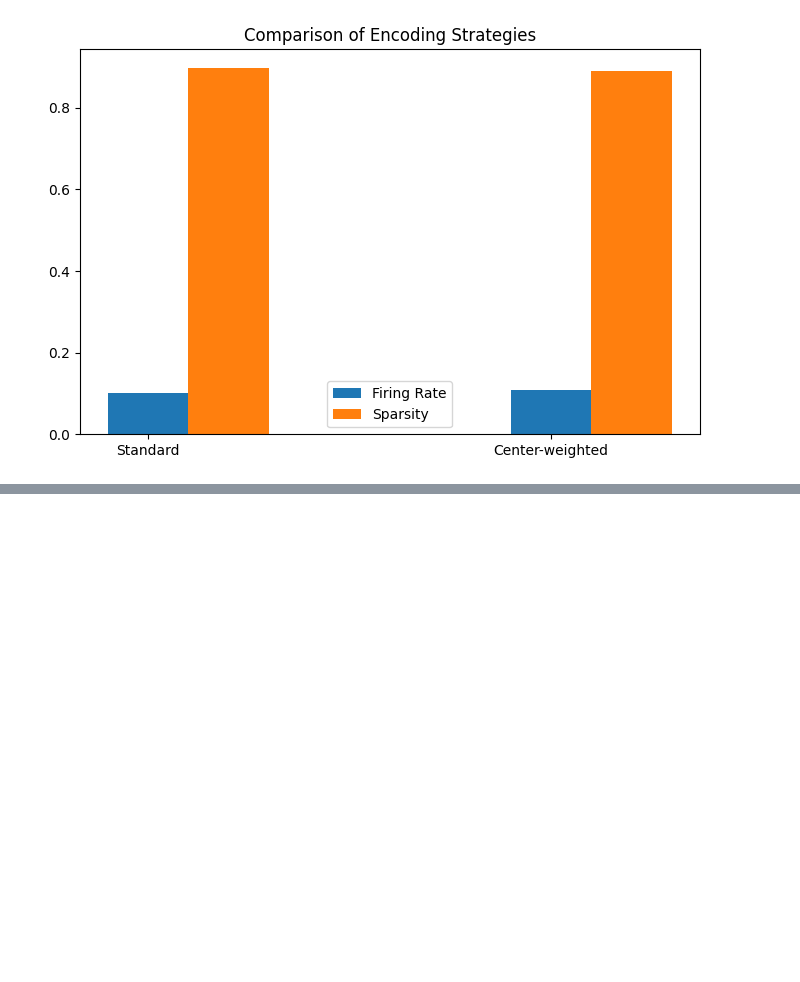
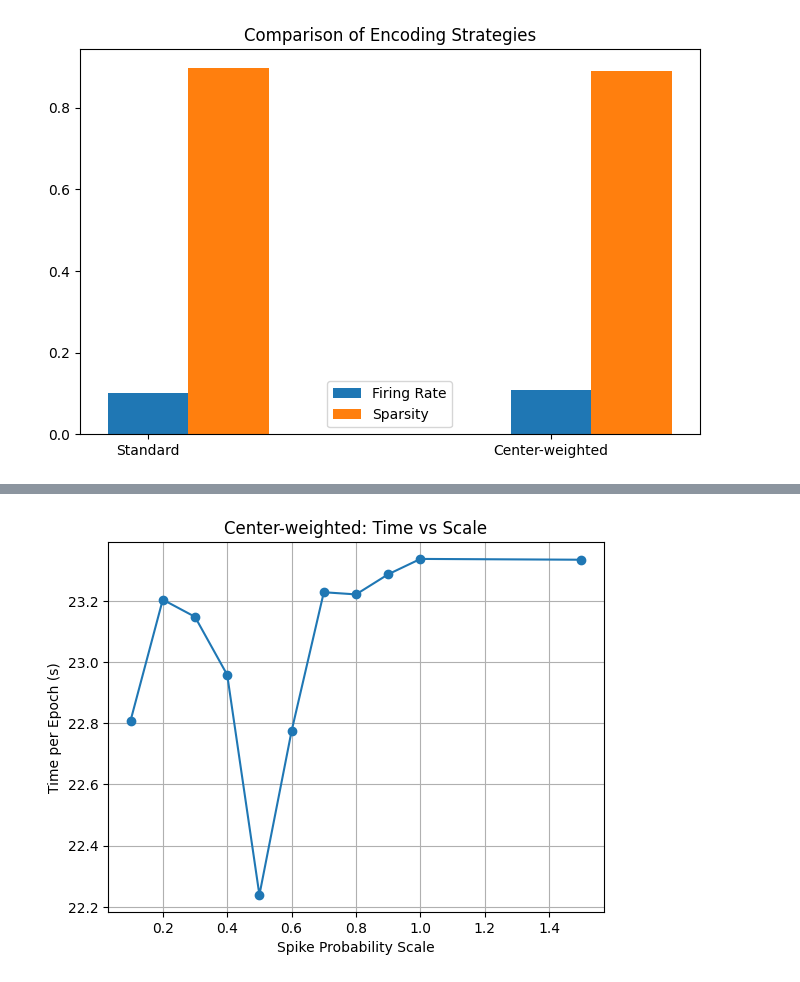
Before and after one commit to julenlegido/SpikingNeuralNetworks, a Jupyter notebook: notebooks/center_weighted_experiment.ipynb, the cells around one changed output, grey strips where cells are left out. Saved outputs shown, nothing was run; the diff lists cells and outputs as text; code cells hidden in the pictures; blank space fills up the shorter version.

```diff
--- a/notebooks/center_weighted_experiment.ipynb
+++ b/notebooks/center_weighted_experiment.ipynb
@@ -106,0 +108,13 @@ plt.show()
+# %%
+plt.figure()
+plt.plot(scales, times, marker='o')
+
+plt.xlabel("Spike Probability Scale")
+plt.ylabel("Time per Epoch (s)")
+plt.title("Center-weighted: Time vs Scale")
+
+plt.grid()
+plt.savefig("results/figures/center_time_vs_scale.png", dpi=300)
+plt.show()
+# %% [output]
+[figure, added]
```
Also changed, not shown: parts of 10 cells of this notebook, 33 other files.
